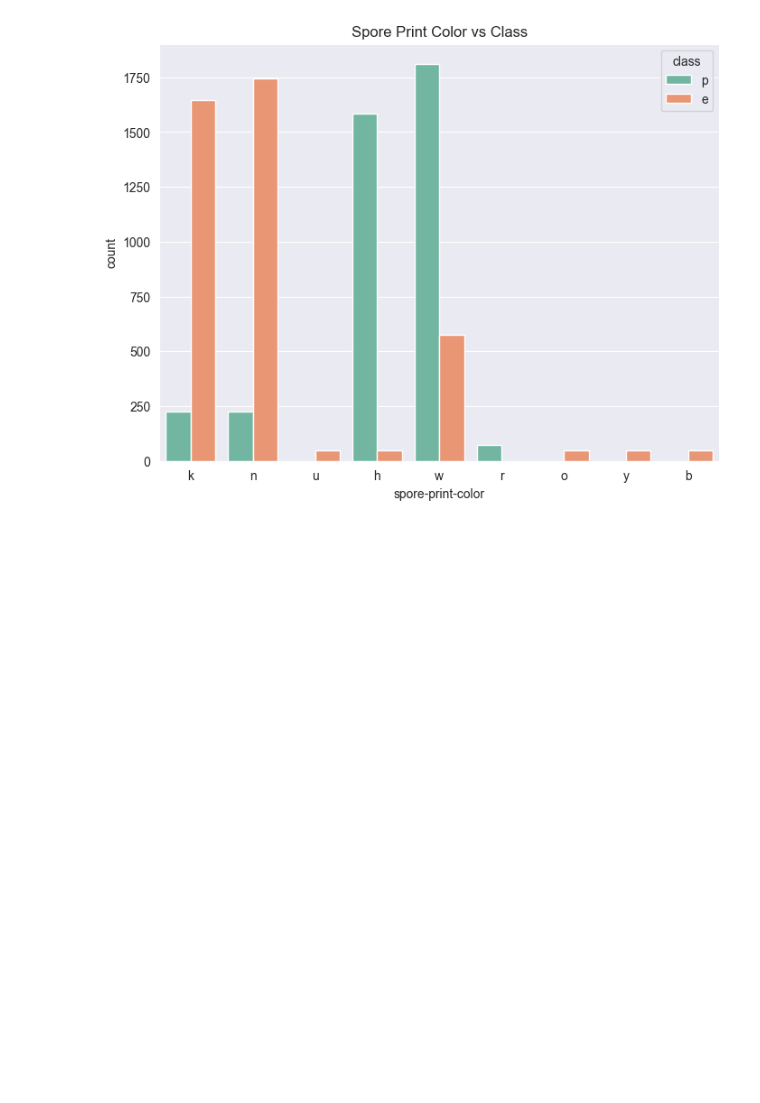
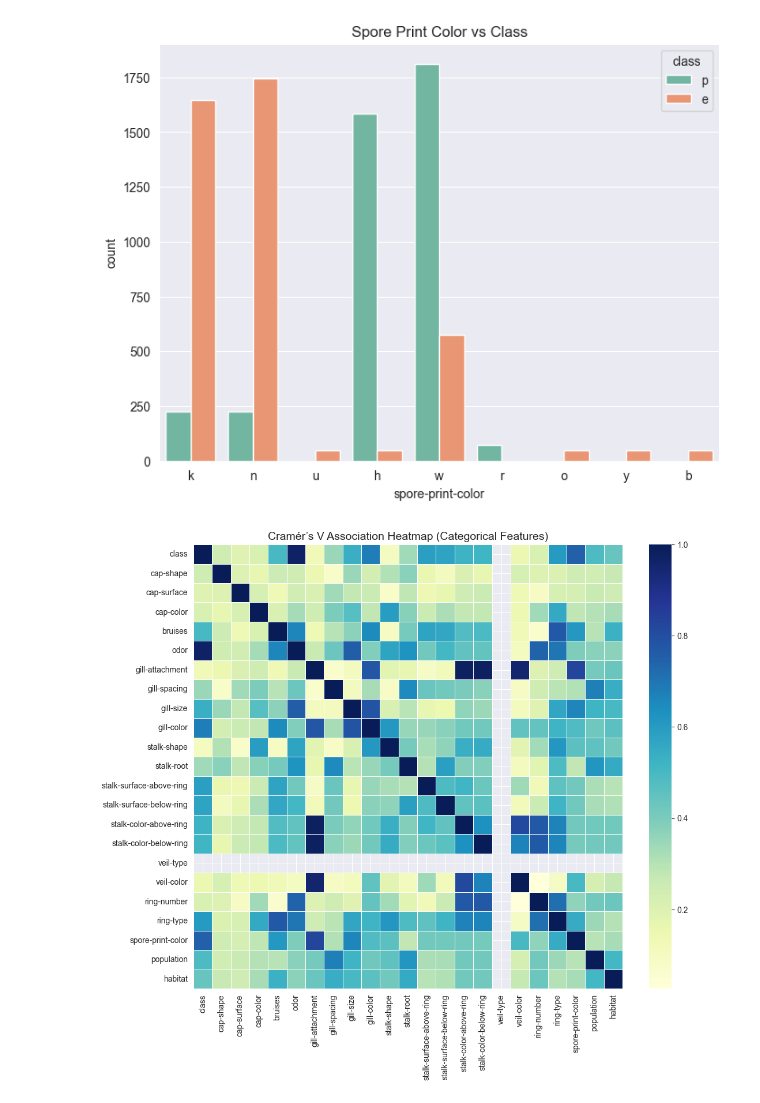
Before and after one commit to lizakolosova/machine-learning-lifecycle, a Jupyter notebook: lifecycleproject/data-understanding.ipynb, the cells around one changed output. Cells and saved outputs as stored; diff of their text form; code cells hidden in the pictures; blank space fills up the shorter version.

```diff
--- a/lifecycleproject/data-understanding.ipynb
+++ b/lifecycleproject/data-understanding.ipynb
@@ -280,6 +285,36 @@ plt.title('Spore Print Color vs Class')
 plt.show()
 # %% [output]
 [figure]
+# %%
+def cramers_v(x, y):
+    confusion_matrix = pd.crosstab(x, y)
+    if confusion_matrix.shape[0] < 2 or confusion_matrix.shape[1] < 2:
+        return np.nan
+    chi2 = ss.chi2_contingency(confusion_matrix)[0]
+    n = confusion_matrix.sum().sum()
+    phi2 = chi2 / n
+    r, k = confusion_matrix.shape
+    phi2corr = max(0, phi2 - ((k - 1)*(r - 1))/(n - 1))
+    rcorr = r - ((r - 1)**2)/(n - 1)
+    kcorr = k - ((k - 1)**2)/(n - 1)
+    denom = min((kcorr - 1), (rcorr - 1))
+    if denom == 0:
+        return np.nan
+    return np.sqrt(phi2corr / denom)
+
+cat_cols = df_mushrooms.columns
+assoc_matrix = pd.DataFrame(index=cat_cols, columns=cat_cols, dtype=float)
+
+for col1 in cat_cols:
+    for col2 in cat_cols:
+        assoc_matrix.loc[col1, col2] = cramers_v(df_mushrooms[col1], df_mushrooms[col2])
+
+plt.figure(figsize=(12, 10))
+sns.heatmap(assoc_matrix, cmap="YlGnBu", linewidths=0.5)
+plt.title("Cramér’s V Association Heatmap (Categorical Features)", fontsize=14)
+plt.show()
+# %% [output]
+[figure, added]
 # %% [markdown]
 ###  Summary of Key Insights
 
```
Also changed, not shown: parts of 6 cells of this notebook, 16 other files.
